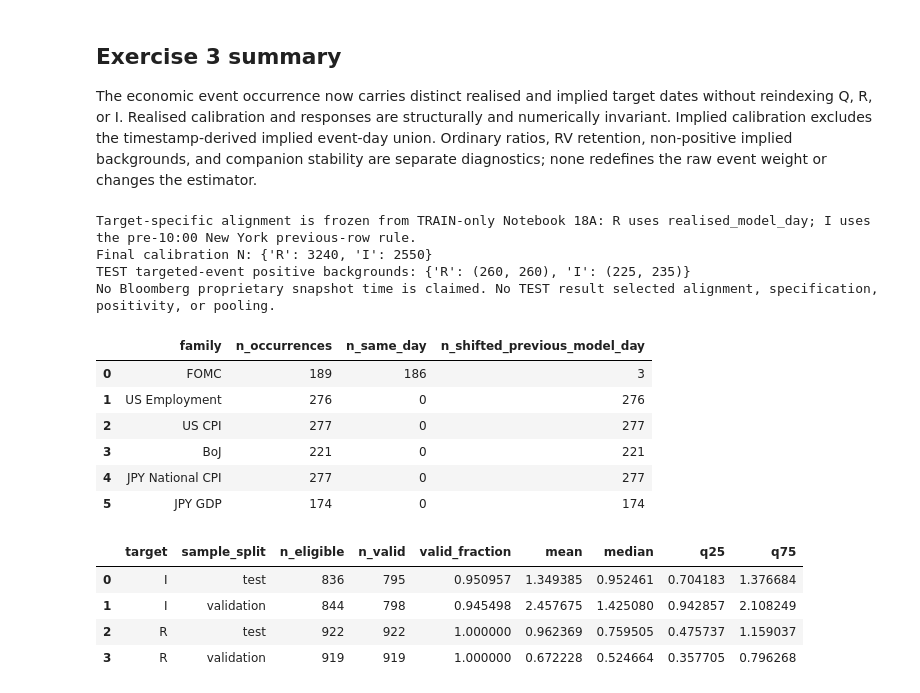
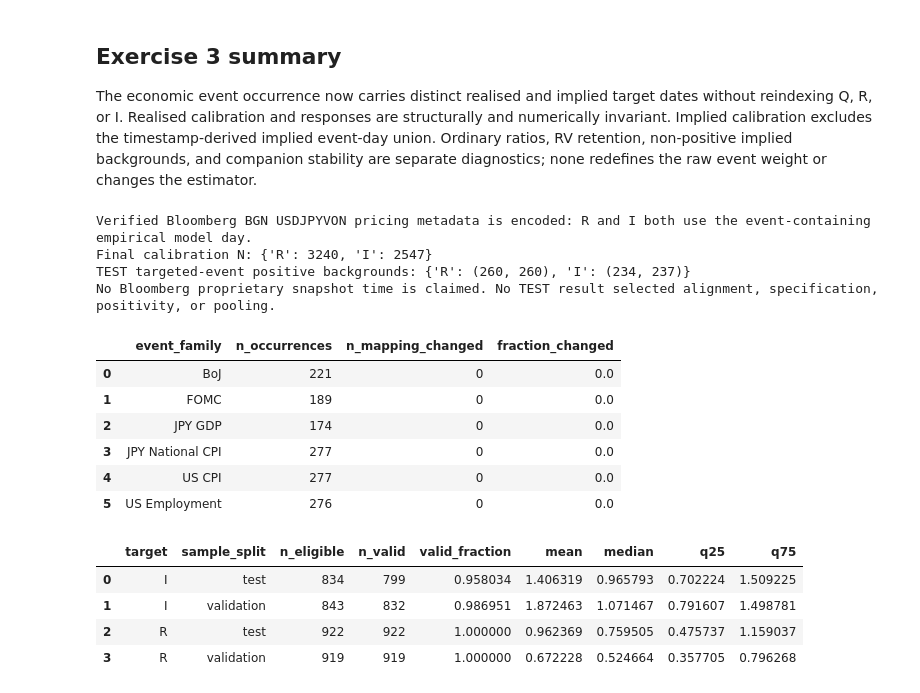
Before and after one commit to JivN24/HSBC-AN-RN, a Jupyter notebook: CODEWORK/Linus' Task Re-Do/18_empirical_eventless_counterfactual_and_weights.ipynb, the cells around one changed output. Drawn from its saved outputs; the diff is of its cells as text; code cells hidden in the pictures.

Commit message:
18 alignmetn correction after looking at the metadata this morning

```diff
--- a/CODEWORK/Linus' Task Re-Do/18_empirical_eventless_counterfactual_and_weights.ipynb
+++ b/CODEWORK/Linus' Task Re-Do/18_empirical_eventless_counterfactual_and_weights.ipynb
@@ -76,6 +76,7 @@ def read_prior_export(filename, parse_dates=None):
     return pd.read_csv(path, parse_dates=parse_dates) if path.exists() else pd.DataFrame()
 
 prior_occurrences_export = read_prior_export("18_event_occurrences.csv", ["model_day"])
+prior_target_mapping_export = read_prior_export("18_target_specific_event_mapping.csv", ["realised_model_day", "implied_model_day", "target_model_day"])
 prior_coefficients_export = read_prior_export("18_eventless_coefficients.csv")
 prior_forecasts_export = read_prior_export("18_eventless_forecasts.csv", ["model_day"])
 prior_event_weights_export = read_prior_export("18_event_response_weights.csv", ["model_day"])
@@ -2041,6 +1800,28 @@ bootstrap_reproducible = (
     == bootstrap_interval(representative_values)
 )
 
+def summary_stats(values):
+    values=np.asarray(values,dtype=float)
+    return {"median":float(np.median(values)) if len(values) else np.nan,"mean":float(np.mean(values)) if len(values) else np.nan,"Q25":float(np.quantile(values,.25)) if len(values) else np.nan,"Q75":float(np.quantile(values,.75)) if len(values) else np.nan,"IQR":float(np.quantile(values,.75)-np.quantile(values,.25)) if len(values) else np.nan,"fraction_above_1":float(np.mean(values>1)) if len(values) else np.nan,"fraction_below_1":float(np.mean(values<1)) if len(values) else np.nan}
+summary_rows=[]
+for (target,family,split),group in event_weights.groupby(["target","family","sample_split"],dropna=False):
+    valid=group.loc[group.weight_defined,"response_ratio"]
+    summary_rows.append({"target":target,"event_family":family,"sample_split":split,"n_total_occurrences":len(group),"n_clean_single_family":int(group.is_clean_single_family.sum()),"n_defined_weights":int(group.weight_defined.sum()),**summary_stats(valid)})
+corrected_event_weight_summary=pd.DataFrame(summary_rows)
+comparison_rows=[]
+old_i=prior_event_weights_export.loc[prior_event_weights_export.target.eq("I")].copy() if len(prior_event_weights_export) else pd.DataFrame()
+new_i=event_weights.loc[event_weights.target.eq("I")].copy()
+for family in FAMILY_LABELS:
+    changed=timing_correction_audit.loc[timing_correction_audit.event_family.eq(family)]
+    old_test=old_i.loc[(old_i.family.eq(family))&(old_i.sample_split.eq("test"))] if len(old_i) else pd.DataFrame()
+    new_test=new_i.loc[(new_i.family.eq(family))&(new_i.sample_split.eq("test"))]
+    both=(old_i.loc[old_i.family.eq(family),["event_id","response_ratio","weight_defined"]].rename(columns={"response_ratio":"old_weight","weight_defined":"old_defined"}).merge(new_i.loc[new_i.family.eq(family),["event_id","response_ratio","weight_defined"]].rename(columns={"response_ratio":"new_weight","weight_defined":"new_defined"}),on="event_id",how="inner") if len(old_i) else pd.DataFrame())
+    comparable=both.loc[both.old_defined&both.new_defined] if len(both) else both
+    old_values=old_test.loc[old_test.weight_defined,"response_ratio"] if len(old_test) else []
+    new_values=new_test.loc[new_test.weight_defined,"response_ratio"]
+    comparison_rows.append({"event_family":family,"old_implied_target_convention":"APPROXIMATE_10AM_TARGET_SPECIFIC_SHIFT","new_implied_target_convention":"SAME_EMPIRICAL_MODEL_DAY_AS_EVENT","n_occurrences":len(changed),"n_implied_target_changed":int(changed.mapping_changed.sum()),"fraction_changed":float(changed.mapping_changed.mean()),"old_defined_TEST_n":int(len(old_values)),"new_defined_TEST_n":int(len(new_values)),"old_median_I_response_ratio":float(np.median(old_values)) if len(old_values) else np.nan,"new_median_I_response_ratio":float(np.median(new_values)) if len(new_values) else np.nan,"median_difference":float(np.median(new_values)-np.median(old_values)) if len(new_values) and len(old_values) else np.nan,"comparable_defined_n":int(len(comparable)),"median_old_weight_comparable":float(np.median(comparable.old_weight)) if len(comparable) else np.nan,"median_new_weight_comparable":float(np.median(comparable.new_weight)) if len(comparable) else np.nan,"rank_correlation_old_new":float(comparable.old_weight.corr(comparable.new_weight,method="spearman")) if len(comparable)>=2 else np.nan})
+implied_event_weight_timing_comparison=pd.DataFrame(comparison_rows)
+timing_correction_metadata=pd.DataFrame([("iv_security","USDJPYVON"),("iv_source","Bloomberg BGN"),("iv_tenor","ON"),("iv_pricing_hours_ny","17:00-16:59"),("iv_daily_observation_interpretation","END_OF_BLOOMBERG_PRICING_DAY_STATE"),("event_alignment_method","SAME_EMPIRICAL_MODEL_DAY_AS_EVENT"),("approximate_10am_iv_cut_used_for_production",False),("linus_equation_5_used",False),("prior_alignment_status","Previously used target-specific implied-day shifts are superseded for production by verified Bloomberg pricing-hours metadata."),("edge_1659_to_1700_occurrences",len(edge_case_audit))],columns=["field","value"])
 statuses = {
     "notebook16_contract_loaded": True,
     "notebook17_exercise2_complete": parse_bool(spec17["exercise_2_complete"]),
@@ -2058,12 +1839,12 @@ statuses = {
         ["family", "realised_model_day"]
     ).any(),
     "realised_mapping_unchanged": invariance["realised_mapping_unchanged"],
-    "target_specific_alignment_applied": set(
-        occurrences["implied_shift_model_days"]
-    ) <= {-1, 0},
-    "alignment_selected_on_train_only": (
-        design_freeze["alignment_selection_sample"] == "TRAIN_ONLY"
+    "same_model_day_implied_alignment_applied": occurrences["implied_model_day"].eq(occurrences["realised_model_day"]).all(),
+    "alignment_selected_from_verified_bloomberg_metadata": (
+        design_freeze["alignment_selection_sample"] == "VERIFIED_BLOOMBERG_METADATA"
     ),
+    "bloomberg_session_edge_clear": edge_case_audit.empty,
+    "linus_equation_5_unused": not bool(design_freeze["linus_equation_5_used"]),
     "target_specific_eventless_masks": True,
     "overlaps_masked_once_per_target": all(
         (
@@ -2236,48 +2022,48 @@ test_event_positivity = table_18_5.loc[
     & table_18_5["group_value"].eq("ANY_TARGET_EVENT")
 ].set_index("target")
 print(
-    "Target-specific alignment is frozen from TRAIN-only Notebook 18A: "
-    "R uses realised_model_day; I uses the pre-10:00 New York previous-row rule."
+    "Verified Bloomberg BGN USDJPYVON pricing metadata is encoded: "
+    "R and I both use the event-containing empirical model day."
 )
 print(
     "Final calibration N:",
     {
         target: len(final_models[target]["sample"])
         for target in ["R", "I"]
     },
 )
 print(
     "TEST targeted-event positive backgrounds:",
     {
         target: (
             int(test_event_positivity.loc[target, "n_positive"]),
             int(test_event_positivity.loc[target, "n_forecasts"]),
         )
         for target in ["R", "I"]
     },
 )
 print(
     "No Bloomberg proprietary snapshot time is claimed. "
     "No TEST result selected alignment, specification, positivity, or pooling."
 )
 display(alignment_mapping_summary)
 display(ordinary_response_ratio_summary)
 display(linear_stability_diagnostics)
 # %% [output]
-Target-specific alignment is frozen from TRAIN-only Notebook 18A: R uses realised_model_day; I uses the pre-10:00 New York previous-row rule.
-Final calibration N: {'R': 3240, 'I': 2550}
-TEST targeted-event positive backgrounds: {'R': (260, 260), 'I': (225, 235)}
+Verified Bloomberg BGN USDJPYVON pricing metadata is encoded: R and I both use the event-containing empirical model day.
+Final calibration N: {'R': 3240, 'I': 2547}
+TEST targeted-event positive backgrounds: {'R': (260, 260), 'I': (234, 237)}
 No Bloomberg proprietary snapshot time is claimed. No TEST result selected alignment, specification, positivity, or pooling.
-|  | family | n_occurrences | n_same_day | n_shifted_previous_model_day |
-| 0 | FOMC | 189 | 186 | 3 |
-| 1 | US Employment | 276 | 0 | 276 |
-| 2 | US CPI | 277 | 0 | 277 |
-| 3 | BoJ | 221 | 0 | 221 |
-| 4 | JPY National CPI | 277 | 0 | 277 |
-| 5 | JPY GDP | 174 | 0 | 174 |
+|  | event_family | n_occurrences | n_mapping_changed | fraction_changed |
+| 0 | BoJ | 221 | 0 | 0.0 |
+| 1 | FOMC | 189 | 0 | 0.0 |
+| 2 | JPY GDP | 174 | 0 | 0.0 |
+| 3 | JPY National CPI | 277 | 0 | 0.0 |
+| 4 | US CPI | 277 | 0 | 0.0 |
+| 5 | US Employment | 276 | 0 | 0.0 |
 |  | target | sample_split | n_eligible | n_valid | valid_fraction | mean | median | q25 | q75 |
-| 0 | I | test | 836 | 795 | 0.950957 | 1.349385 | 0.952461 | 0.704183 | 1.376684 |
-| 1 | I | validation | 844 | 798 | 0.945498 | 2.457675 | 1.425080 | 0.942857 | 2.108249 |
+| 0 | I | test | 834 | 799 | 0.958034 | 1.406319 | 0.965793 | 0.702224 | 1.509225 |
+| 1 | I | validation | 843 | 832 | 0.986951 | 1.872463 | 1.071467 | 0.791607 | 1.498781 |
 | 2 | R | test | 922 | 922 | 1.000000 | 0.962369 | 0.759505 | 0.475737 | 1.159037 |
 | 3 | R | validation | 919 | 919 | 1.000000 | 0.672228 | 0.524664 | 0.357705 | 0.796268 |
 |  | calibration_stage | endogenous_state_ordering | Q_lag_treatment | sum_implied_own_I_lag_coefficients | spectral_radius | ... |
```
Also changed, not shown: parts of 18 cells of this notebook, 22 other files.
